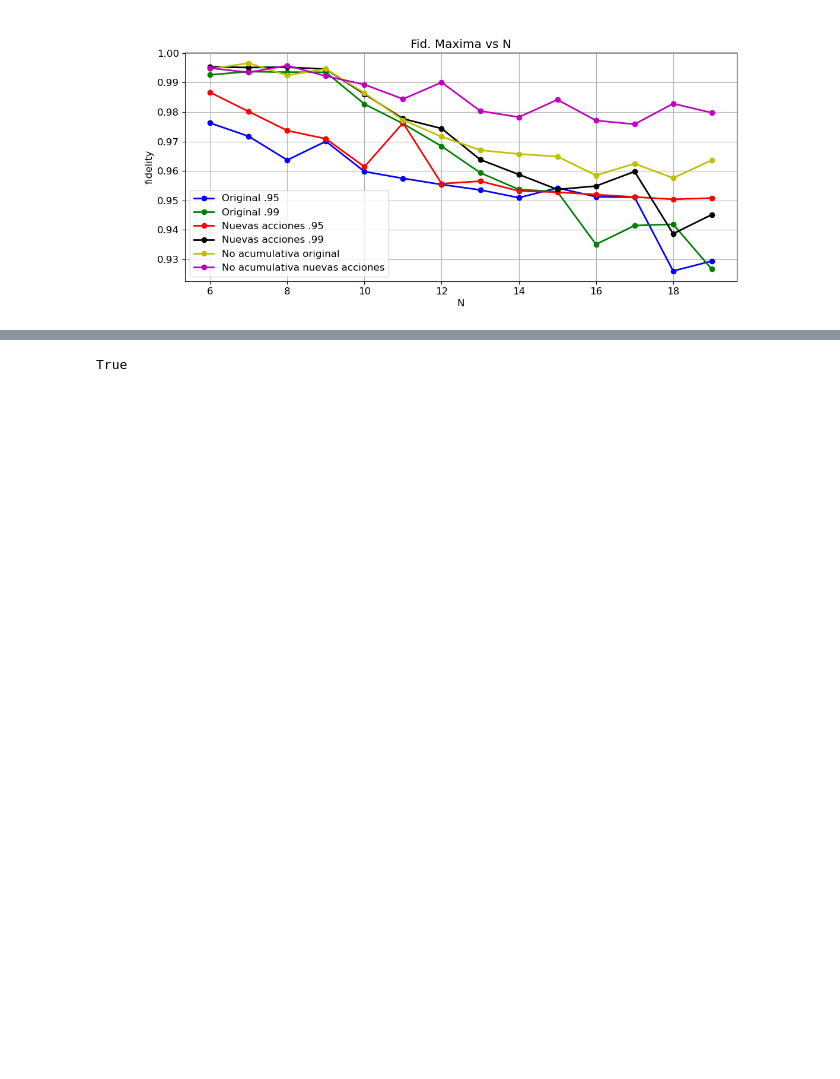
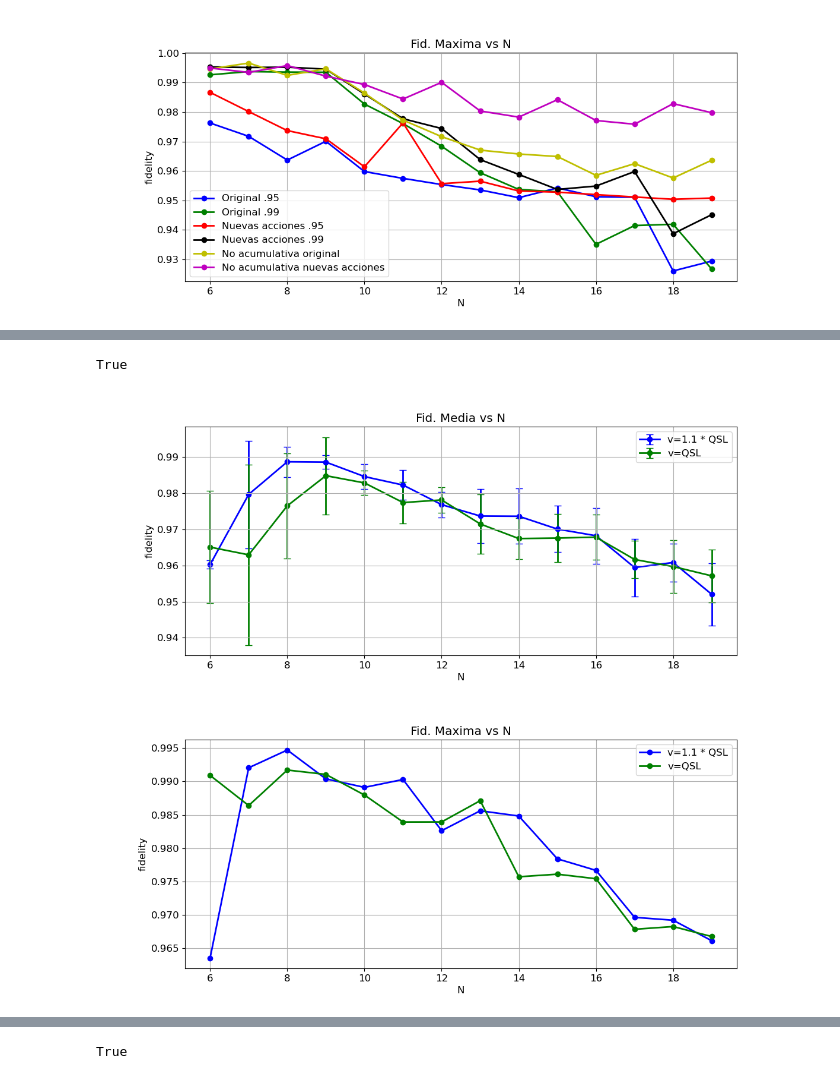
Before and after one commit to sofips/dynamic_ga, a Jupyter notebook: test.ipynb, the cells around one changed output, grey strips where cells are left out. Drawn from its saved outputs; the diff is of its cells as text; code cells hidden in the pictures; blank space fills up the shorter version.

```diff
--- a/test.ipynb
+++ b/test.ipynb
@@ -194,19 +216,18 @@ no_acc_new_actions = og_wd_df
 # %%
 
 # -------------------------------------------------
-# loc_based
+# loc_based_v1
 # -------------------------------------------------
 
 n_values = np.arange(6,20)
 
 column_names = ['dimension', 'sample', 'fidelity', 'time', 'generations', 'cpu_time']
-lb_df = pd.DataFrame(columns=column_names)
+lb_v1 = pd.DataFrame(columns=column_names)
 
 for n in n_values:
-    file = path + 'n{}_lb_v11/nvsmaxfid.dat'.format(n)
+    file = path + 'n{}_lb_v1/nvsmaxfid.dat'.format(n)
     df = pd.read_csv(file, delimiter = ' ', names = column_names)
-    lb_df = pd.concat([lb_df,df])
-lb_df['time'] = lb_df['time']
+    lb_v1 = pd.concat([lb_v1,df])
 # %%
 
 compare_mean([original_version,original_version_ht, new_actions,new_actions_ht,no_acc_original,no_acc_new_actions],title= 'Fid. Media vs N', attribute= 'fidelity',labels=['Original .95','Original .99', 'Nuevas acciones .95',  'Nuevas acciones .99', 'No acumulativa original', 'No acumulativa nuevas acciones'])
@@ -231,0 +253,11 @@ True
+# %%
+
+compare_mean([lb_df,lb_v1],title= 'Fid. Media vs N', attribute= 'fidelity',labels=['v=1.1 * QSL', 'v=QSL'])
+compare_maxmin([lb_df,lb_v1],title= 'Fid. Maxima vs N', attribute= 'fidelity',labels=['v=1.1 * QSL', 'v=QSL'])
+
+
+#plt.plot(data['dimension'],3*data['dimension'])
+# %% [output]
+True
+[figure, added]
+[figure, added]
```
Also changed, not shown: parts of 6 cells of this notebook, 6 other files.
